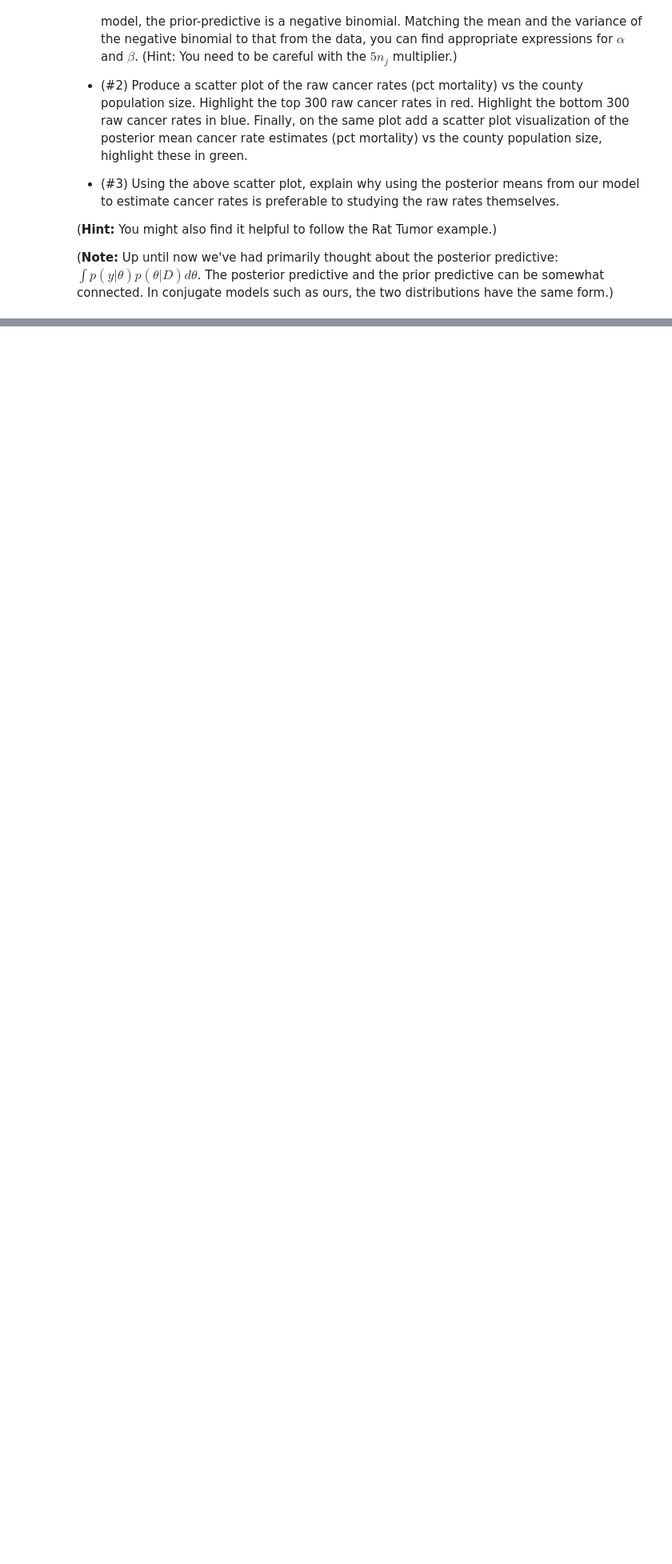
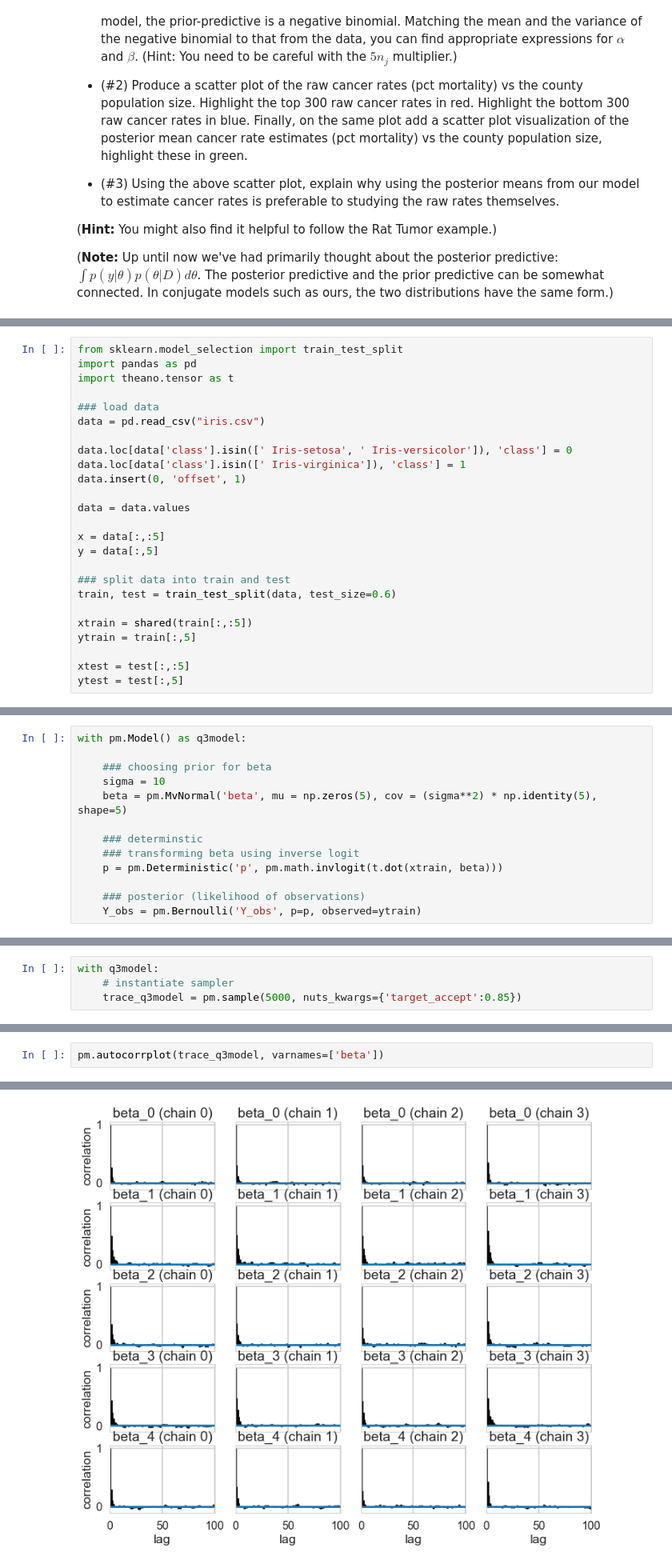
Before and after one commit to blackmange26/AM207_HW8, a Jupyter notebook: AM207_HW8_2018.ipynb, the cells around one changed output, grey strips where cells are left out. Shown: that part at 80% size. Cells and saved outputs as stored; diff of their text form; blank space fills up the shorter version.

```diff
--- a/AM207_HW8_2018.ipynb
+++ b/AM207_HW8_2018.ipynb
@@ -347,0 +292,25 @@ Use a 60-40 stratified (preserving class membership) split of the dataset into a
+# %%
+from sklearn.model_selection import train_test_split
+import pandas as pd
+import theano.tensor as t
+
+### load data
+data = pd.read_csv("iris.csv")
+
+data.loc[data['class'].isin([' Iris-setosa', ' Iris-versicolor']), 'class'] = 0
+data.loc[data['class'].isin([' Iris-virginica']), 'class'] = 1
+data.insert(0, 'offset', 1)
+
+data = data.values
+
+x = data[:,:5]
+y = data[:,5]
+
+### split data into train and test
+train, test = train_test_split(data, test_size=0.6)
+
+xtrain = shared(train[:,:5])
+ytrain = train[:,5]
+
+xtest = test[:,:5]
+ytest = test[:,5]
@@ -347,0 +346,13 @@ Use a 60-40 stratified (preserving class membership) split of the dataset into a
+# %%
+with pm.Model() as q3model:
+
+    ### choosing prior for beta
+    sigma = 10
+    beta = pm.MvNormal('beta', mu = np.zeros(5), cov = (sigma**2) * np.identity(5), shape=5)
+
+    ### determinstic
+    ### transforming beta using inverse logit
+    p = pm.Deterministic('p', pm.math.invlogit(t.dot(xtrain, beta)))
+
+    ### posterior (likelihood of observations)
+    Y_obs = pm.Bernoulli('Y_obs', p=p, observed=ytrain)
@@ -347,0 +365,4 @@ Use a 60-40 stratified (preserving class membership) split of the dataset into a
+# %%
+with q3model:
+    # instantiate sampler
+    trace_q3model = pm.sample(5000, nuts_kwargs={'target_accept':0.85})
@@ -347,0 +392,3 @@ Use a 60-40 stratified (preserving class membership) split of the dataset into a
+# %%
+pm.autocorrplot(trace_q3model, varnames=['beta'])
+# %% [output]
@@ -347,0 +412 @@ Use a 60-40 stratified (preserving class membership) split of the dataset into a
+[figure, added]
```
Also changed, not shown: parts of 21 cells of this notebook.
